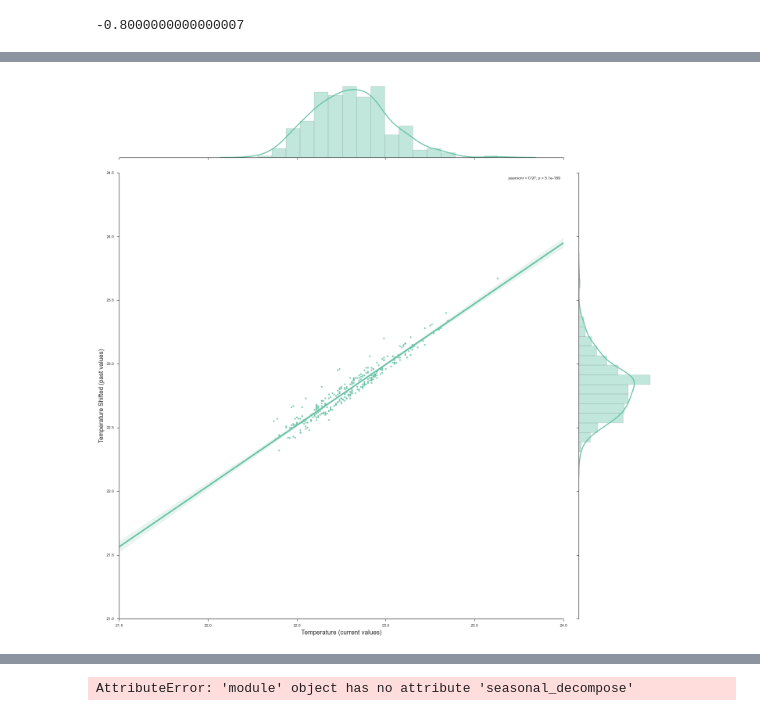
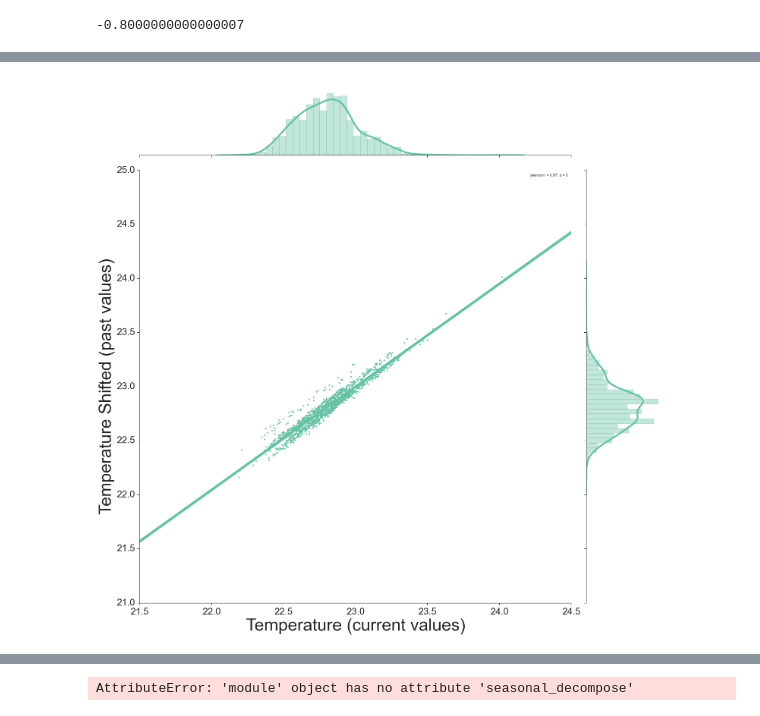
Before and after one commit to words-sdsc/SensorDataAnalytics, a Jupyter notebook: correlations/Plots - Correlation Spearman Coeff.ipynb, the cells around one changed output, grey strips where cells are left out. Cells and saved outputs as stored; diff of their text form; code cells hidden in the pictures.

```diff
--- a/correlations/Plots - Correlation Spearman Coeff.ipynb
+++ b/correlations/Plots - Correlation Spearman Coeff.ipynb
@@ -74,5 +74,5 @@ pi14-seapearl.txt
 pi08-seapearl.txt
 # %%
 import matplotlib.pyplot as plt
-sb.set_context("notebook", rc={"lines.linewidth":3.5})
+sb.set_context("notebook", rc={"lines.linewidth":4.5})
 # %%
@@ -104,14 +110,16 @@ fig.savefig('Final - Diff in Temperature -  Node 14.jpg')
 # %%
-#auto correlated
+# 3
 L = timeseriesdict[('pi14', 'Tamb')]
 L['Lag in value'] = L['value'].shift()
-ax=sb.jointplot('value', 'Lag in value', L[::500], kind='reg', size=20)
+ax=sb.jointplot('value', 'Lag in value', L[::100], kind='reg', size=20)
 #ax.plot_joint(sns.kdeplot,cmap='Reds_d')
-plt.ylabel('Temperature Shifted (past values)', fontsize=16)
-plt.xlabel('Temperature (current values)', fontsize=16)
-ax.savefig('Final - Value vs Lag Node 14 every 500.png')
+plt.ylabel('Temperature Shifted (past values)', fontsize=45)
+plt.xlabel('Temperature (current values)', fontsize=45)
+plt.xticks(fontsize=25)
+plt.yticks(fontsize=25)
+ax.savefig('Final - Value vs Lag Node 14 every 100.png')
 # %% [output]
-[figure, old version]
+[figure, new version]
 # %%
 L = timeseriesdict[('pi14', 'Tamb')]
 L['first_diff'] = L['value'] - L['value'].shift()
```
Also changed, not shown: parts of 10 cells of this notebook, 9 other files.
